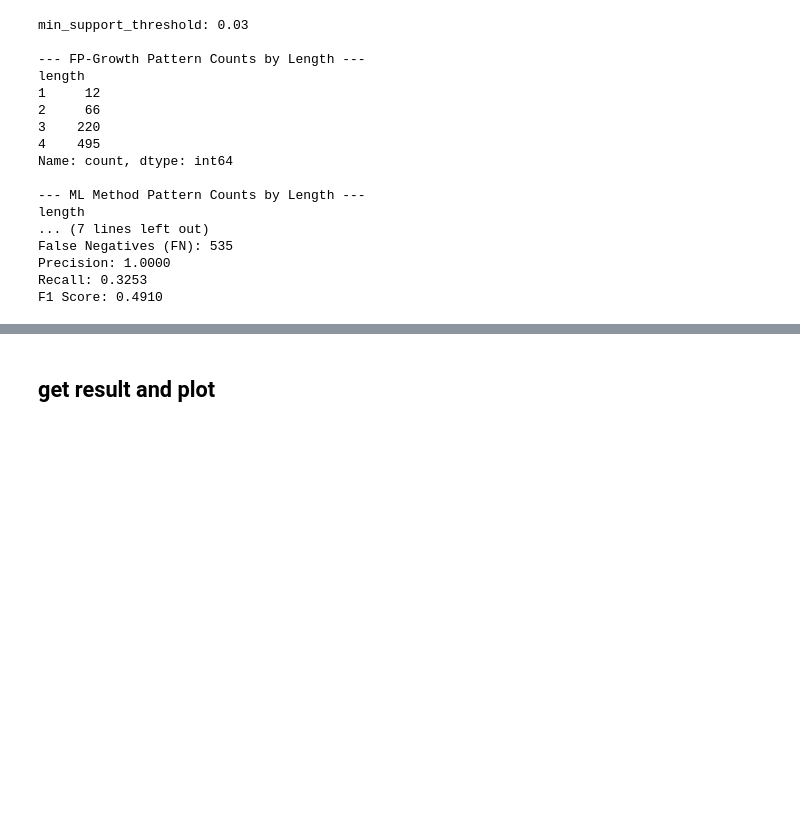
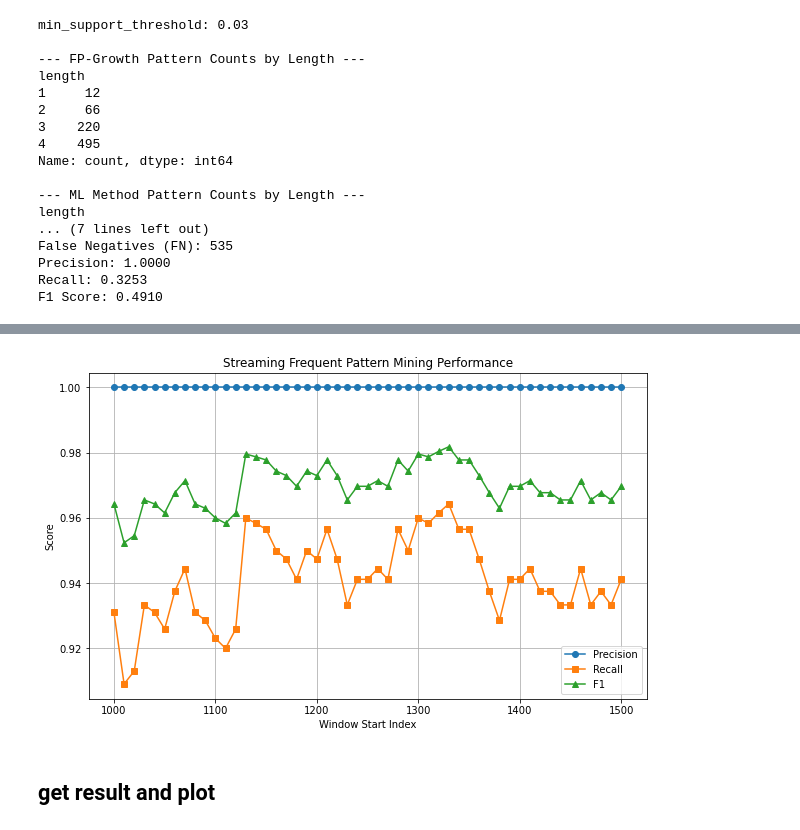
Before and after one commit to zoezou9/fp_mining, a Jupyter notebook: fp_mining_36.ipynb, the cells around one changed output, grey strips where cells are left out. Cells and saved outputs as stored; diff of their text form; code cells hidden in the pictures; blank space fills up the shorter version.

Commit message:
implement semi data stream

```diff
--- a/fp_mining_36.ipynb
+++ b/fp_mining_36.ipynb
@@ -1749,3 +1951,23 @@ F1 Score: 0.4910
+# %%
+
+# 可視化
+import matplotlib.pyplot as plt
+plt.figure(figsize=(10,6))
+# plt.plot(stream_df['window'], stream_df['precision'], marker='o', label='Precision')
+# plt.plot(stream_df['window'], stream_df['recall'], marker='s', label='Recall')
+# plt.plot(stream_df['window'], stream_df['f1'], marker='^', label='F1')
+plt.plot(stream_df['window'].values, stream_df['precision'].values, marker='o', label='Precision')
+plt.plot(stream_df['window'].values, stream_df['recall'].values, marker='s', label='Recall')
+plt.plot(stream_df['window'].values, stream_df['f1'].values, marker='^', label='F1')
+
+plt.title('Streaming Frequent Pattern Mining Performance')
+plt.xlabel('Window Start Index')
+plt.ylabel('Score')
+plt.legend()
+plt.grid(True)
+plt.show()
+# %% [output]
+[figure, added]
 # %% [markdown]
 ## get result and plot
 # %% [markdown]
```
Also changed, not shown: parts of 9 cells of this notebook, 44 other files.
